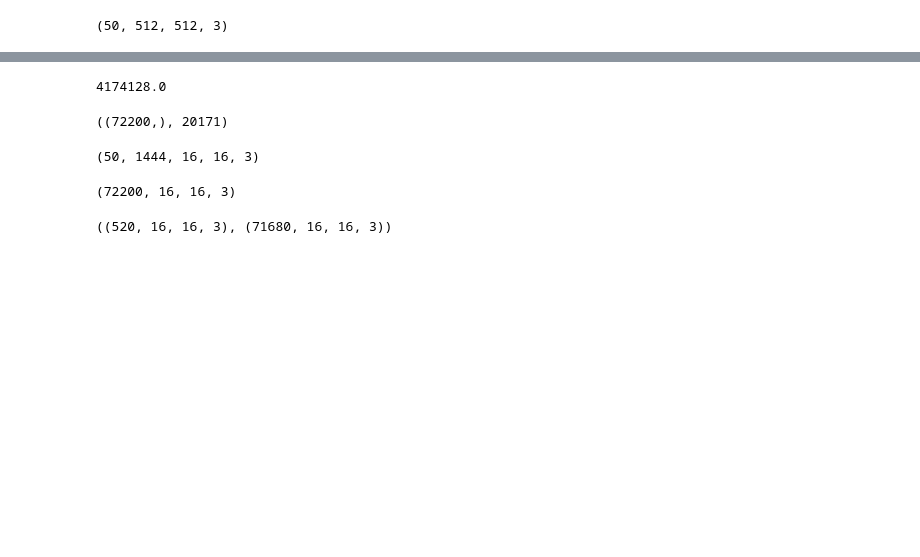
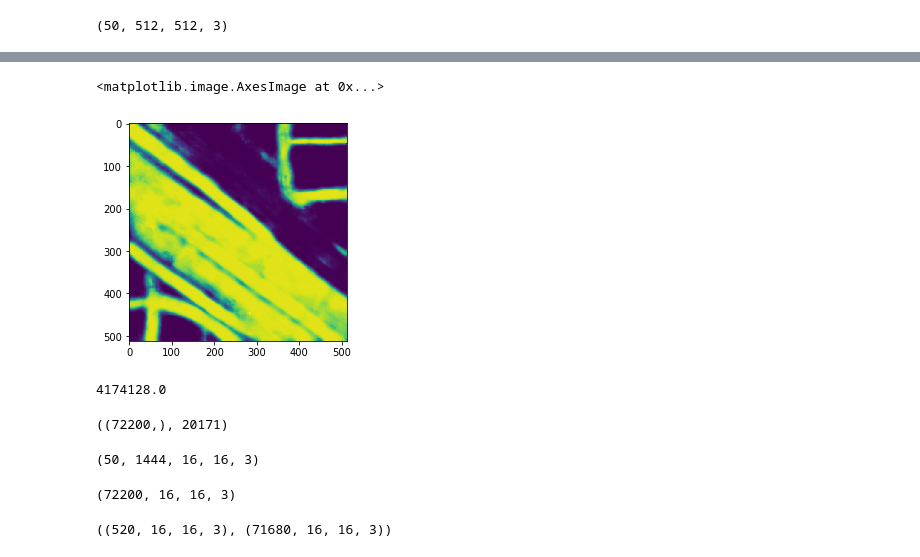
Before and after one commit to arthurbabey/road66, a Jupyter notebook: unet_colab.ipynb, the cells around one changed output, grey strips where cells are left out. Cells and saved outputs as stored; diff of their text form; code cells hidden in the pictures; blank space fills up the shorter version.

```diff
--- a/unet_colab.ipynb
+++ b/unet_colab.ipynb
@@ -363,3 +370,8 @@ y_pred.shape, y_pred.sum()
+# %%
+plt.imshow(np.reshape(y_pred[8], (512, 512)))
+# %% [output]
+<matplotlib.image.AxesImage at 0x...>
+[figure, added]
 # %%
 y_pred = np.asarray([resize(y_pred[i], (608,608), mode = 'reflect') for i in range(y_pred.shape[0])])
 # %%
```
Also changed, not shown: parts of 25 cells of this notebook.
